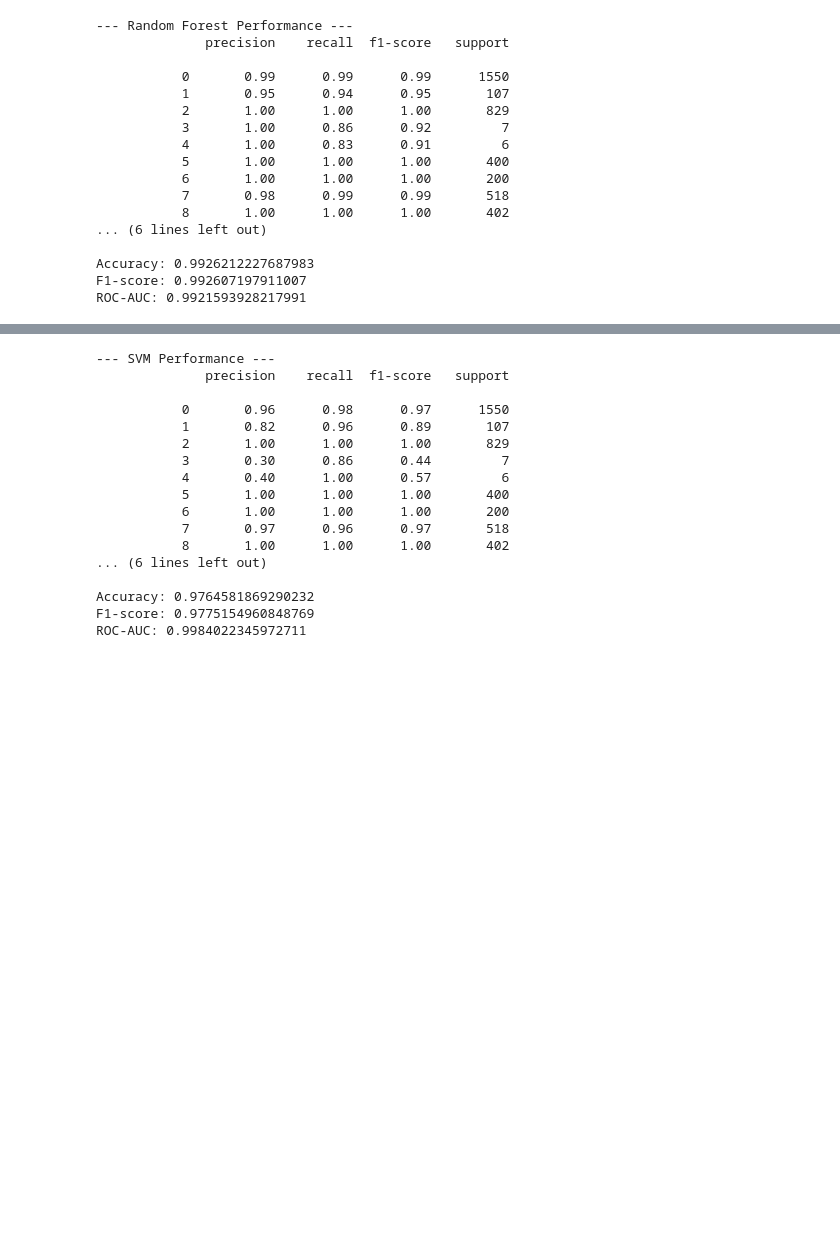
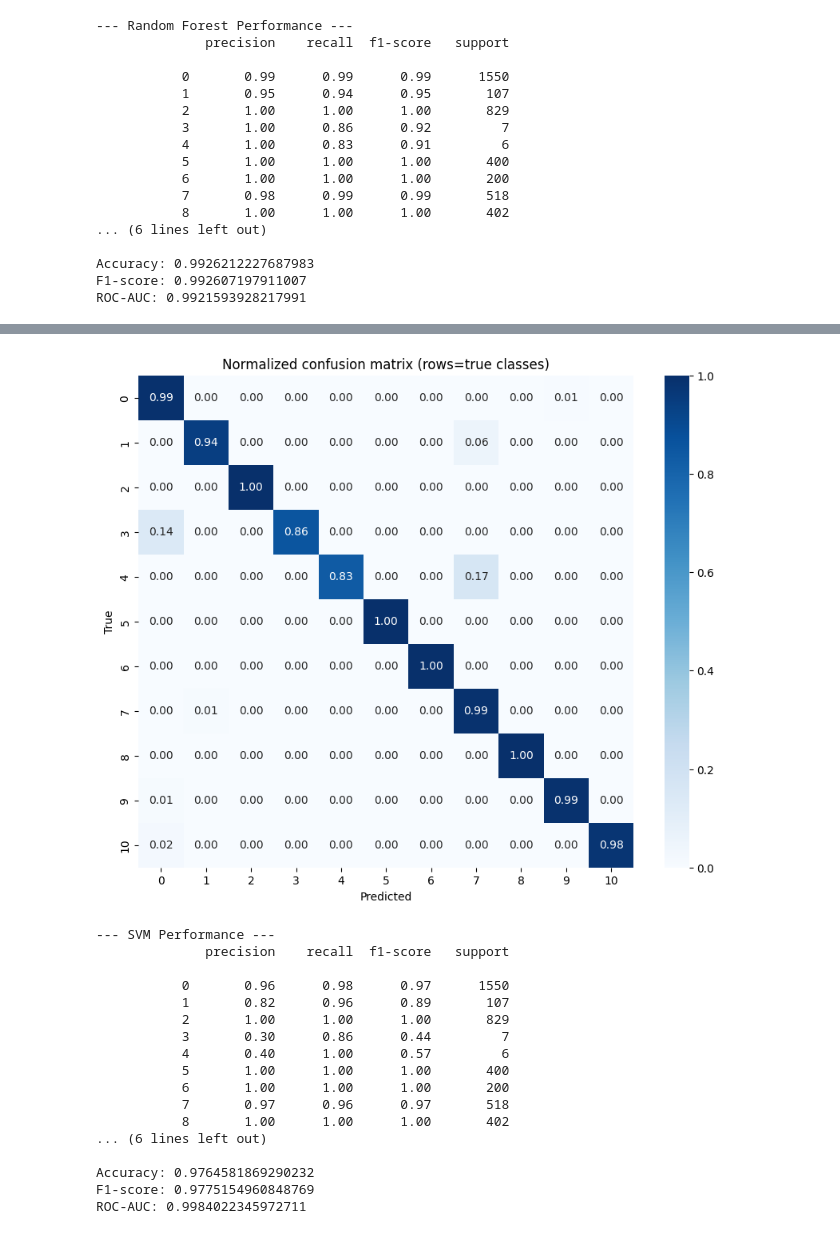
Before and after one commit to Andriguez/Machine-Learning-Project, a Jupyter notebook: notebook/project-notebook_v2.ipynb, the cells around one changed output, grey strips where cells are left out. Saved outputs shown, nothing was run; the diff lists cells and outputs as text; code cells hidden in the pictures; blank space fills up the shorter version.

```diff
--- a/notebook/project-notebook_v2.ipynb
+++ b/notebook/project-notebook_v2.ipynb
@@ -302,13 +302,3 @@ Classification Report:
 # %% [markdown]
 # Base model results
 The overall accuracy and F1 score are decent, sitting at arround 0.95 each, the ROC-AUC score is of 0.995 with a very strong separability, however upon further reading of the metrics, the data demonstrates to still be veyr unbalanced with a very good precission for classes with lots of samples, and incredible low precision and F1 for small classes (0.22 for class 3 and 0.42 for class 4). It can also be seen in the confusion matrix that some large classes migth be misclassified and confused for different classes, indicating a possible overlap in feature space. In order to fix this issues, imbalance in small classes should be addressed and when using different models and evaluation of classes and their priority (as well as some error analysis should be done.)
-# %%
-# Visualizing baseline model Confusion Matrix
-cm = confusion_matrix(y_test, y_prediction)
-cm_norm = cm.astype('float') / cm.sum(axis=1)[:, np.newaxis]
-plt.figure(figsize=(10,8))
-sns.heatmap(cm_norm, annot=True, fmt='.2f', cmap='Blues')
-plt.title("Normalized confusion matrix (rows=true classes)")
-plt.xlabel("Predicted")
-plt.ylabel("True")
-plt.show()
@@ -393,0 +376,14 @@ plt.show()
+# %%
+# Function to plot confusion matrix for all models dynamically
+def plot_confusion_matrix(test_data, prediction_data):
+    cm = confusion_matrix(test_data, prediction_data)
+    cm_norm = cm.astype('float') / cm.sum(axis=1)[:, np.newaxis]
+    plt.figure(figsize=(10,8))
+    sns.heatmap(cm_norm, annot=True, fmt='.2f', cmap='Blues')
+    plt.title("Normalized confusion matrix (rows=true classes)")
+    plt.xlabel("Predicted")
+    plt.ylabel("True")
+    plt.show()
+
+#visualize confusion matrix for baseline model
+plot_confusion_matrix(y_test, y_prediction)
@@ -468,3 +484,8 @@ ROC-AUC: 0.9921593928217991
+# %%
+# Visualizing Random Forest Confusion Matrix
+plot_confusion_matrix(y_test, rf_pred)
+# %% [output]
+[figure, added]
 # %%
 # Training SVM model
 svm_model = SVC(
```
Also changed, not shown: parts of 22 cells of this notebook, 11 other files.
